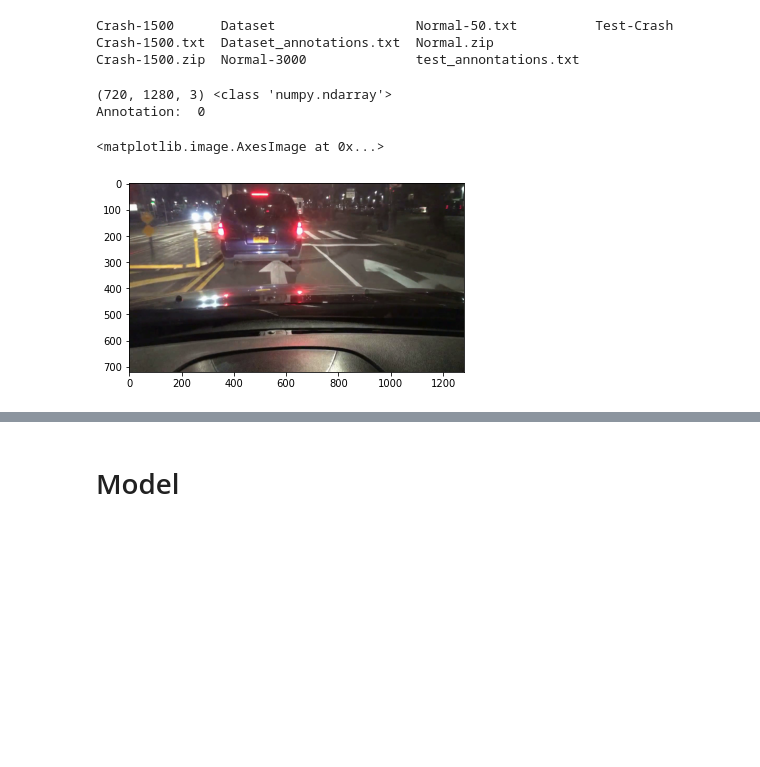
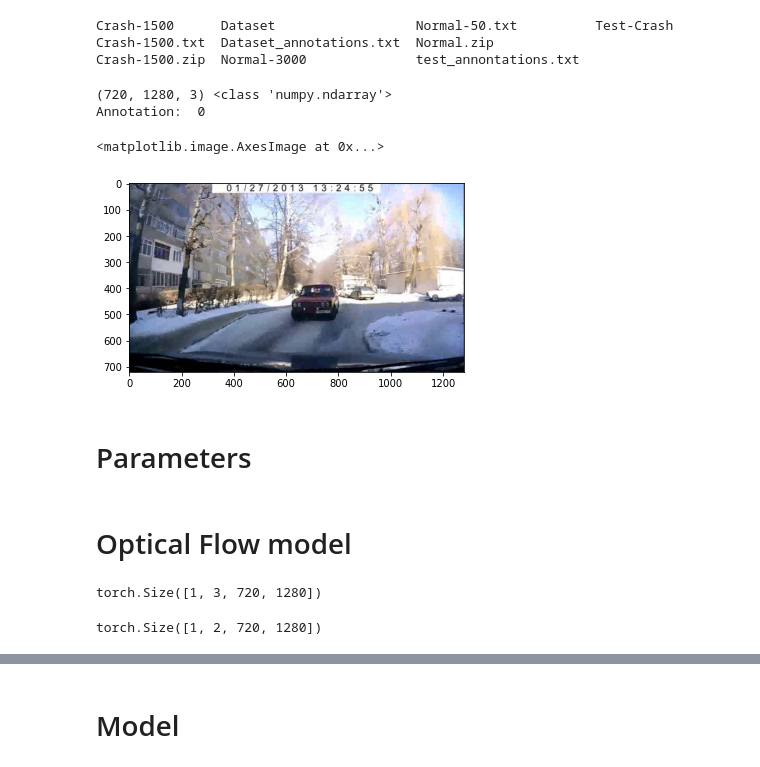
Before and after one commit to Colonna17/Collision_Avoidance-Sapienza_Vision_and_Perception, a Jupyter notebook: notebooks/CCD_Classification_flow&lstm.ipynb, the cells around one changed output, grey strips where cells are left out. Cells and saved outputs as stored; diff of their text form; code cells hidden in the pictures; blank space fills up the shorter version.

Commit message:
First steps for optical flow integration

```diff
--- a/notebooks/CCD_Classification_flow&lstm.ipynb
+++ b/notebooks/CCD_Classification_flow&lstm.ipynb
@@ -136,17 +136,19 @@ train_loader = DataLoader(train_set, batch_size=1) #, num_workers=0)
 validation_loader = DataLoader(validation_set, batch_size=1) #, num_workers=0)
 test_loader = DataLoader(test_set, batch_size=1) #, num_workers=0)
 # %%
-test = train_set[3]
+test = train_set[0]
 frame_nr = 35
 img_test = test['frames'][frame_nr]
 
 img_test = numpy_brg_to_rgb(img_test) # Needed?
 
 print(img_test.shape, type(img_test))
 print('Annotation: ', test['annotations']['labels'][frame_nr])
 plt.imshow(img_test)
 # %% [output]
 (720, 1280, 3) <class 'numpy.ndarray'>
 Annotation:  0
 <matplotlib.image.AxesImage at 0x...>
-[figure, old version]
+[figure, new version]
+# %% [markdown]
+# Parameters
@@ -152,0 +168,2 @@ Annotation:  0
+# %% [markdown]
+# Optical Flow model
@@ -152,0 +198,8 @@ Annotation:  0
+# %%
+# img_test0 = 1- torch.permute(custom_from_numpy(numpy_brg_to_rgb(test['frames'][0])), (2,0,1))
+frame0 = torch.permute(custom_from_numpy(test['frames'][0]), (2,0,1)).unsqueeze(0)
+frame1 = torch.permute(custom_from_numpy(test['frames'][10]), (2,0,1)).unsqueeze(0)
+
+print(frame0.shape)
+# %% [output]
+torch.Size([1, 3, 720, 1280])
@@ -152,0 +208,4 @@ Annotation:  0
+# %%
+print(out[-1].shape)
+# %% [output]
+torch.Size([1, 2, 720, 1280])
```
Also changed, not shown: parts of 11 cells of this notebook.
